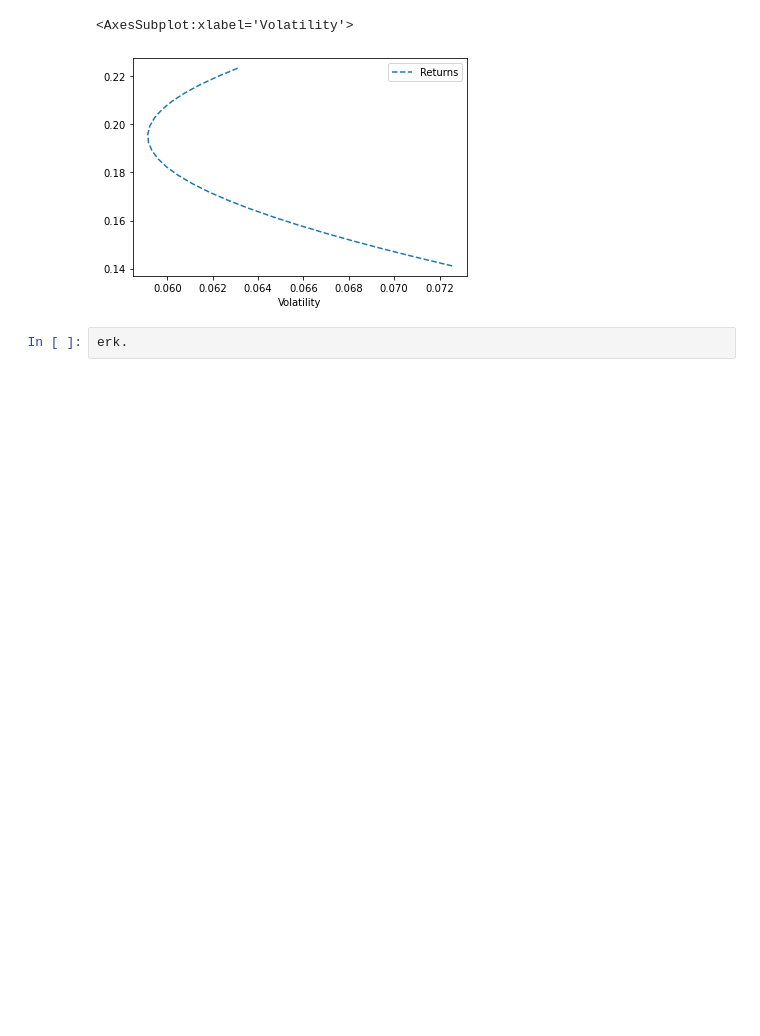
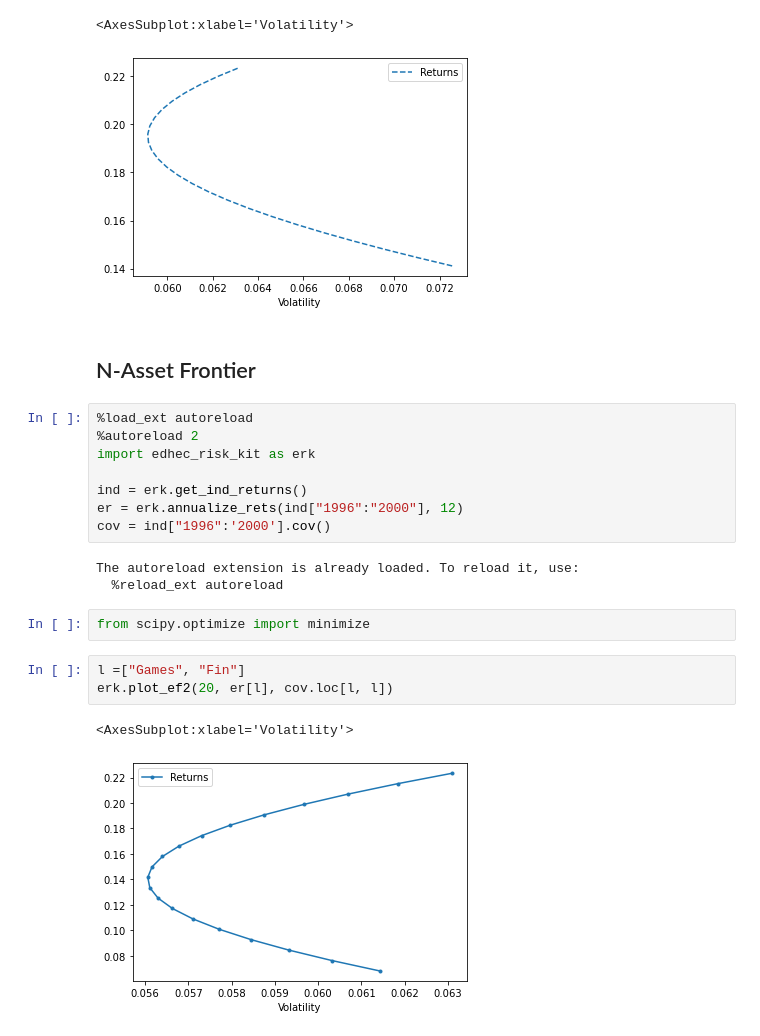
Before and after one commit to feteti/RiskManagement, a Jupyter notebook: Introduction_to_Portfolio_Construction_and _Analysis_with_Python/Week2/EfficientFrontier.ipynb, the cells around one changed output. Drawn from its saved outputs; the diff is of its cells as text; blank space fills up the shorter version.

```diff
--- a/Introduction_to_Portfolio_Construction_and _Analysis_with_Python/Week2/EfficientFrontier.ipynb
+++ b/Introduction_to_Portfolio_Construction_and _Analysis_with_Python/Week2/EfficientFrontier.ipynb
@@ -222,5 +219,24 @@ erk.plot_ef2(25, er[l], cov.loc[l, l], style = "--")
 # %% [output]
 <AxesSubplot:xlabel='Volatility'>
 [figure]
-# %%
-erk.
+# %% [markdown]
+## N-Asset Frontier
+# %%
+%load_ext autoreload
+%autoreload 2
+import edhec_risk_kit as erk
+
+ind = erk.get_ind_returns()
+er = erk.annualize_rets(ind["1996":"2000"], 12)
+cov = ind["1996":'2000'].cov()
+# %% [output]
+The autoreload extension is already loaded. To reload it, use:
+  %reload_ext autoreload
+# %%
+from scipy.optimize import minimize
+# %%
+l =["Games", "Fin"]
+erk.plot_ef2(20, er[l], cov.loc[l, l])
+# %% [output]
+<AxesSubplot:xlabel='Volatility'>
+[figure, added]
```
Also changed, not shown: parts of 6 cells of this notebook, 4 other files.
